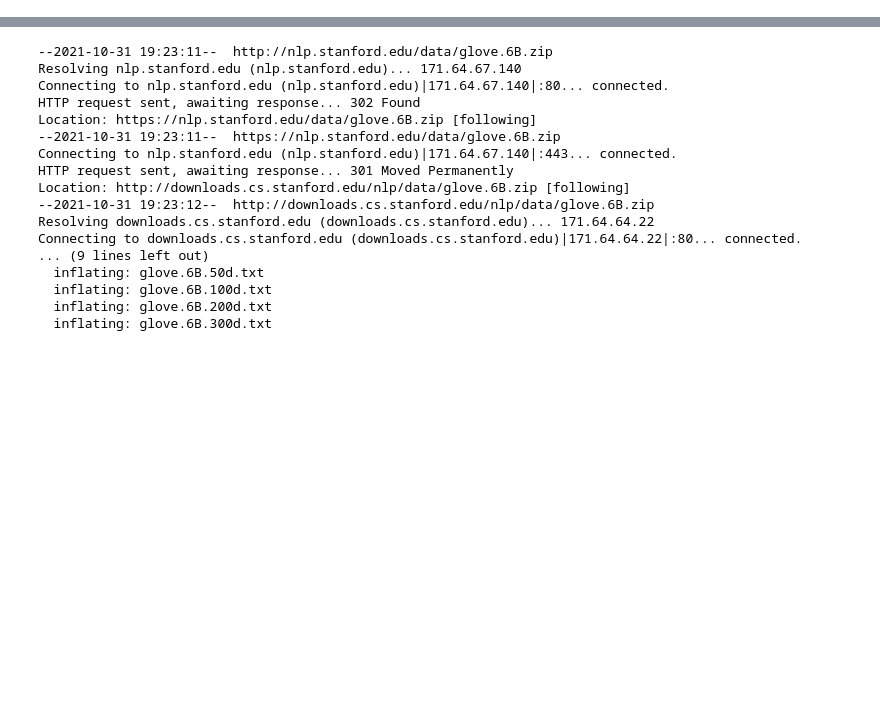
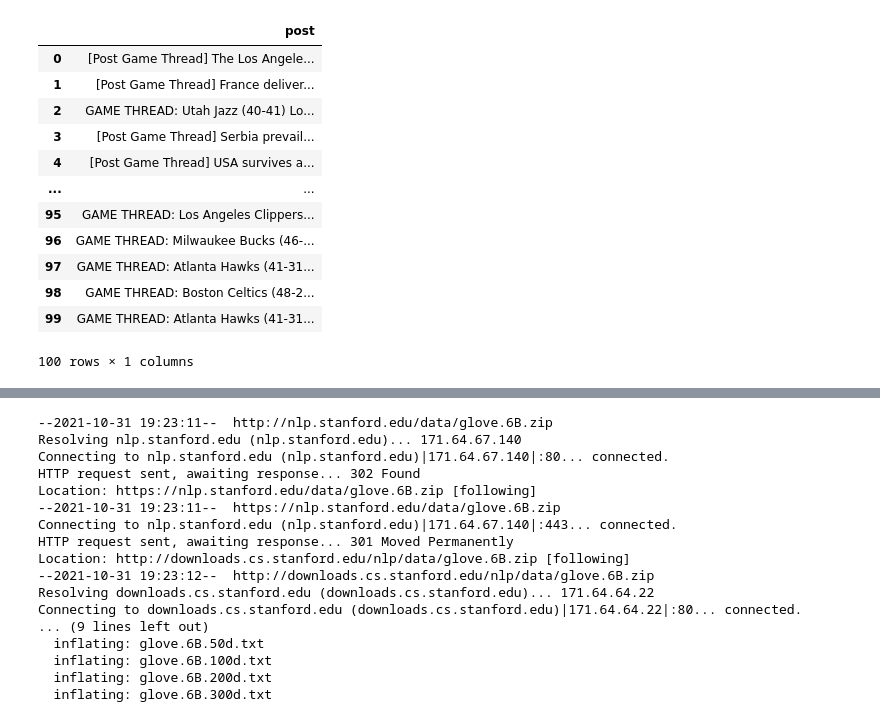
Before and after one commit to mnpro98/LN-Actividad-Integradora-3, a Jupyter notebook: RNN.ipynb, the cells around one changed output, grey strips where cells are left out. Cells and saved outputs as stored; diff of their text form; code cells hidden in the pictures; blank space fills up the shorter version.

```diff
--- a/RNN.ipynb
+++ b/RNN.ipynb
@@ -24,0 +291,23 @@ Successfully installed praw-7.4.0 prawcore-2.3.0 update-checker-0.18.0 websocket
+# %%
+#eliminando hyperlinks
+postsData2['post']= postsData2['post'].str.replace('http\S+|www.\S+', '', case=False)
+#eliminando menciones a otros subreddits(r/smashbros)
+postsData2['post']= postsData2['post'].str.replace('r/[0-9A-Za-z-_]*', '', case=False)
+#eliminando menciones a otros usuarios (/Username)
+postsData2['post']= postsData2['post'].str.replace('[@+/][0-9A-Za-z-_]*', '', case=False)
+# %%
+postsData2
+# %% [output]
+|  | post |
+| 0 | [Post Game Thread] The Los Angele... |
+| 1 | [Post Game Thread] France deliver... |
+| 2 | GAME THREAD: Utah Jazz (40-41) Lo... |
+| 3 | [Post Game Thread] Serbia prevail... |
+| 4 | [Post Game Thread] USA survives a... |
+| ... | ... |
+| 95 | GAME THREAD: Los Angeles Clippers... |
+| 96 | GAME THREAD: Milwaukee Bucks (46-... |
+| 97 | GAME THREAD: Atlanta Hawks (41-31... |
+| 98 | GAME THREAD: Boston Celtics (48-2... |
+| 99 | GAME THREAD: Atlanta Hawks (41-31... |
+100 rows × 1 columns
```
Also changed, not shown: parts of 44 cells of this notebook.
